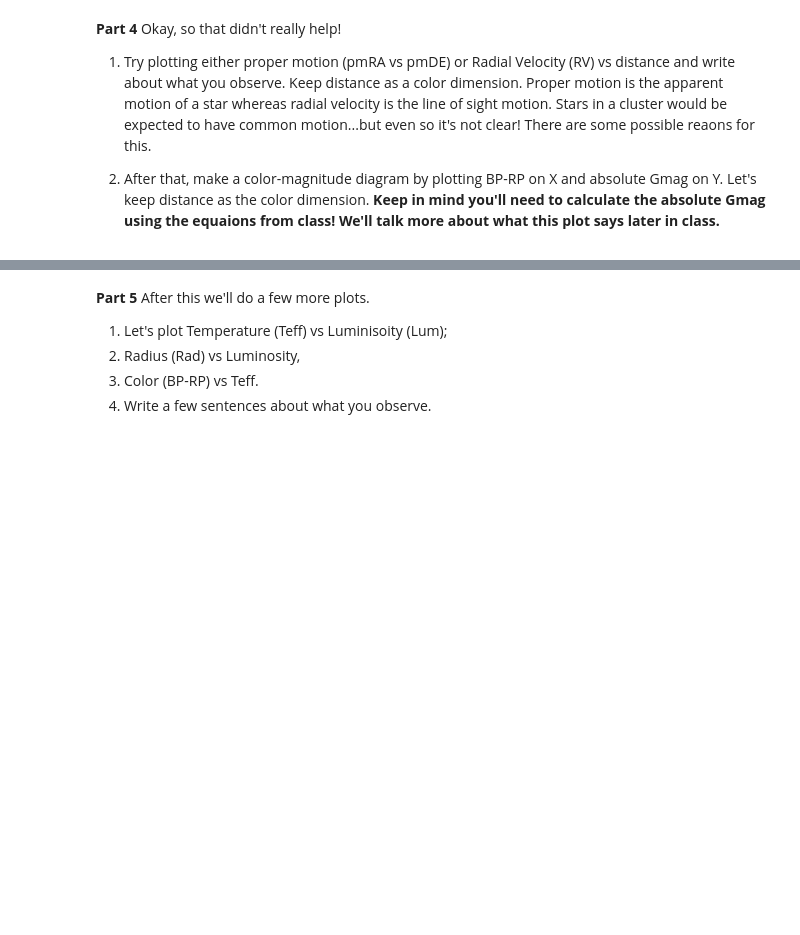
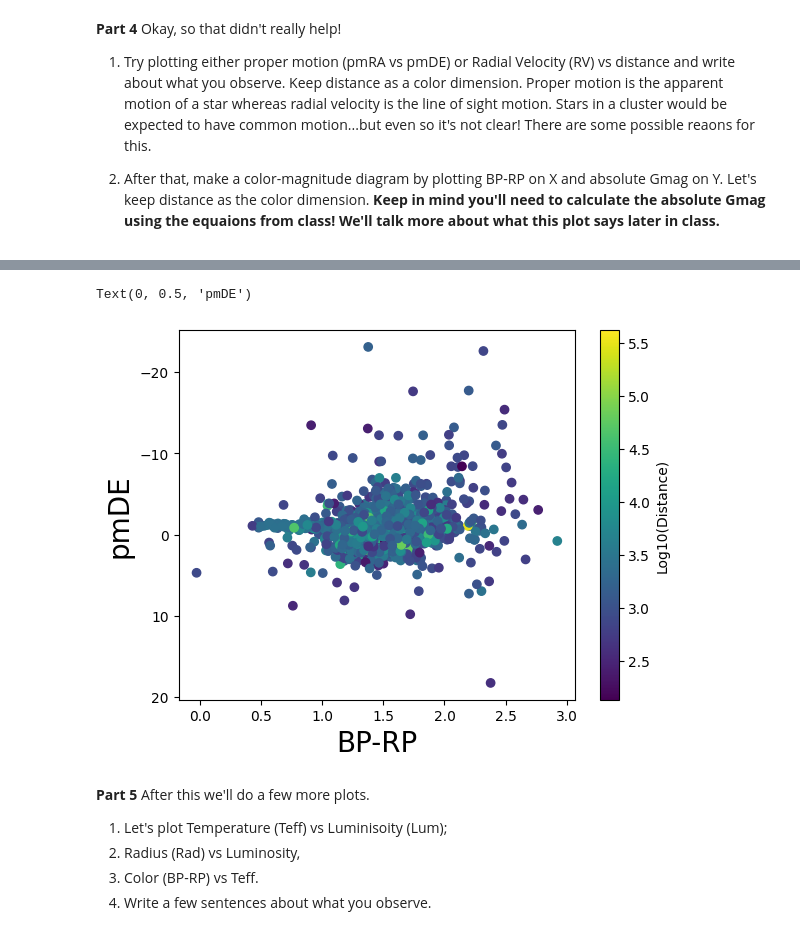
Before and after one commit to Serda1119/PHYS-3025, a Jupyter notebook: PHYS_3025_Activity_1.ipynb, the cells around one changed output, grey strips where cells are left out. Saved outputs shown, nothing was run; the diff lists cells and outputs as text; code cells hidden in the pictures; blank space fills up the shorter version.

```diff
--- a/PHYS_3025_Activity_1.ipynb
+++ b/PHYS_3025_Activity_1.ipynb
@@ -299,3 +299,13 @@ Text(0, 0.5, 'DEC (km/s)')
+# %%
+plt.scatter(data_clean["BP-RP"],data_clean["pmDE"],c=np.log10(distance)) # plot J-K vs. J
+cbar=plt.colorbar()
+cbar.set_label('Log10(Distance)')
+plt.ylim(reversed(plt.ylim())) # flip the y-axis
+plt.xlabel("BP-RP", fontsize=20)
+plt.ylabel("pmDE", fontsize=20)
+# %% [output]
+Text(0, 0.5, 'pmDE')
+[figure, added]
 # %% [markdown]
 **Part 5**
 After this we'll do a few more plots.
```
Also changed, not shown: parts of 1 cell of this notebook.
